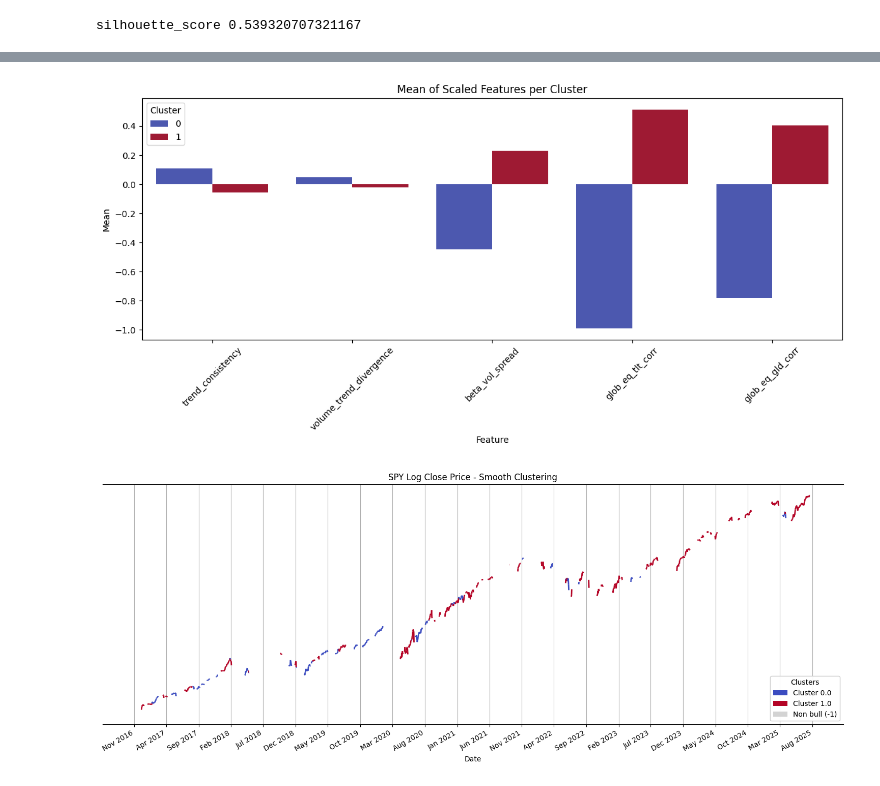
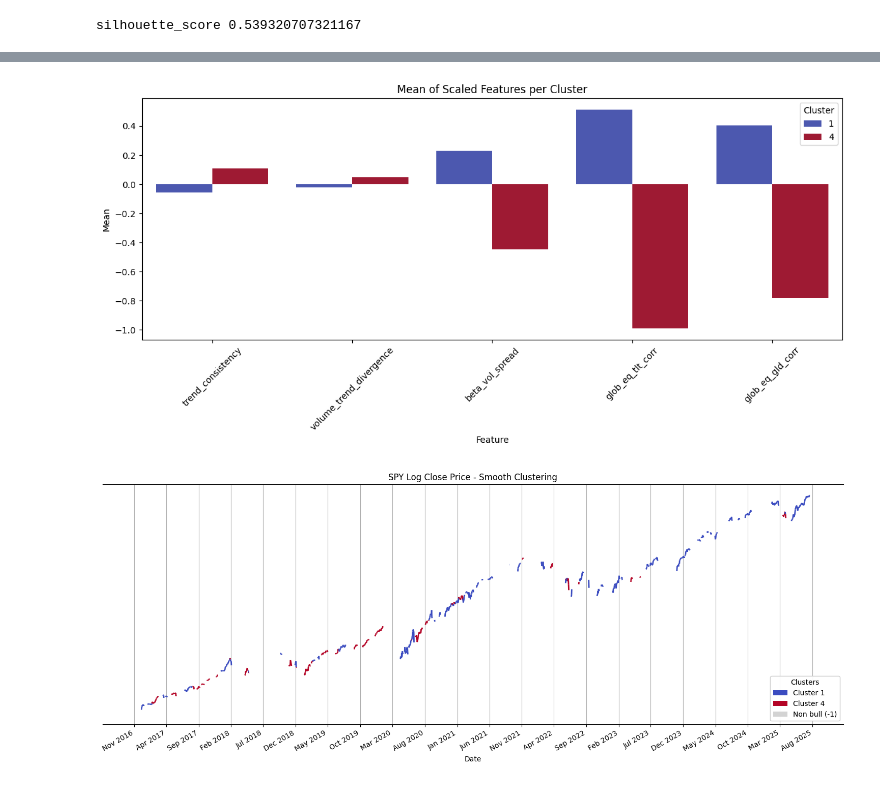
Before and after one commit to eSVeeF/hierarchical-regime-trading-ml, a Jupyter notebook: bull_trend_regime_detection.ipynb, the cells around one changed output, grey strips where cells are left out. Cells and saved outputs as stored; diff of their text form; code cells hidden in the pictures.

Commit message:
Final stages of bull trend regime

```diff
--- a/bull_trend_regime_detection.ipynb
+++ b/bull_trend_regime_detection.ipynb
@@ -169,7 +169,7 @@ import umap
 # Store results
 results = []
 
-scaled = StandardScaler().fit_transform(only_bull_features_df.values)
+scaled = StandardScaler().fit_transform(only_bull_features_df)
 
 # Apply UMAP
 X_umap = umap.UMAP(
@@ -197,3 +221,6 @@ silhouette_score 0.539320707321167
+# %%
+# since 0 cluster was previously another cluster replace 0s with 5th clusters, 4s
+labels = np.where(labels == 0, 4, labels)
 # %%
 from matplotlib.cm import get_cmap
 from matplotlib.colors import to_hex
@@ -270,7 +338,7 @@ plt.legend(title='Cluster')
 plt.tight_layout()
 plt.show()
 # %% [output]
-[figure, old version]
+[figure, new version]
 # %%
 df_2_plot = load_trend_data(API_KEY, SECRET_KEY, EARLIEST_DATE, LAST_DATE, all_tickers=['SPY'])
 
@@ -286,7 +354,7 @@ df_time_clustered['Cluster'] = labels
 df_time_clustered = df_time_clustered.sort_index()  # Ensure it's sorted by time
 
 # fill other non-bull days with -1
-df_with_clusters['Cluster'] = df_time_clustered['Cluster'].reindex(df_2_plot.index).fillna(-1)
+df_with_clusters['Cluster'] = df_time_clustered['Cluster'].reindex(df_2_plot.index).fillna(-1).astype(int)
 # %%
 import matplotlib.dates as mdates
 from matplotlib.collections import LineCollection
@@ -300,19 +368,19 @@ date_nums = mdates.date2num(dates)
 
 # Scaled log close price
 close_prices_scaled = np.log(df_with_clusters['close'].values)
-clusters_smooth = df_with_clusters['Cluster'].values
+clusters = df_with_clusters['Cluster'].values
 
 # Create line segments for original line
 points = np.array([date_nums, close_prices_scaled]).T.reshape(-1, 1, 2)
 segments = np.concatenate([points[:-1], points[1:]], axis=1)
 
 # Filter valid clusters (exclude -1 0 non-bull clusters)
-valid_clusters = clusters_smooth[clusters_smooth != -1]
+valid_clusters = clusters[clusters != -1]
 norm = plt.Normalize(valid_clusters.min(), valid_clusters.max())
 
 
 # Prepare array for colors: NaN for noise so LineCollection ignores color mapping
-color_array = np.where(clusters_smooth[:-1] == -1, np.nan, clusters_smooth[:-1])
+color_array = np.where(clusters[:-1] == -1, np.nan, clusters[:-1])
 
 # LineCollection
 lc1 = LineCollection(segments, cmap=cmap, norm=norm)
@@ -321,32 +389,32 @@ lc1.set_linewidth(2)
 
 # Plot
 fig, ax = plt.subplots(figsize=(15, 6))
 ax.add_collection(lc1)
 ax.autoscale()
 ax.set_title("SPY Log Close Price - Smooth Clustering")
 ax.set_xlabel("Date")
 
 # Remove y-axis
 ax.set_ylabel("")
 ax.yaxis.set_ticks([])
 ax.yaxis.set_ticklabels([])
 ax.spines['left'].set_visible(False)
 ax.spines['right'].set_visible(False)
 ax.grid(True)
 
 # Format x-axis
 ax.xaxis.set_major_locator(mdates.MonthLocator(interval=5))
 ax.xaxis.set_major_formatter(mdates.DateFormatter('%b %Y'))
 fig.autofmt_xdate()
 
 # Legend (only valid clusters, gray for noise)
-unique_clusters1 = [c for c in np.unique(clusters_smooth) if c != -1]
+unique_clusters1 = [c for c in np.unique(clusters) if c != -1]
 legend_elements1 = [Patch(facecolor=cmap(norm(c)), label=f'Cluster {c}') for c in unique_clusters1]
 legend_elements1.append(Patch(facecolor='lightgray', label='Non bull (-1)'))  # add noise separately
 legend1 = ax.legend(handles=legend_elements1, loc="lower right", title="Clusters")
 ax.add_artist(legend1)
 
 plt.tight_layout()
 plt.show()
 # %% [output]
-[figure, old version]
+[figure, new version]
```
Also changed, not shown: parts of 4 cells of this notebook, 11 other files.
